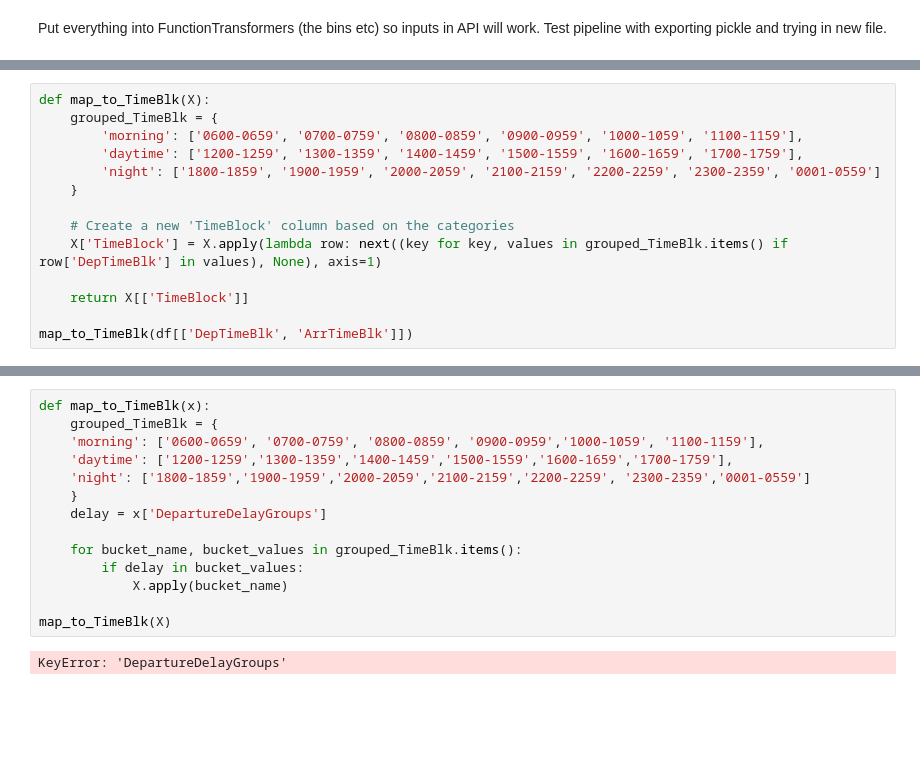
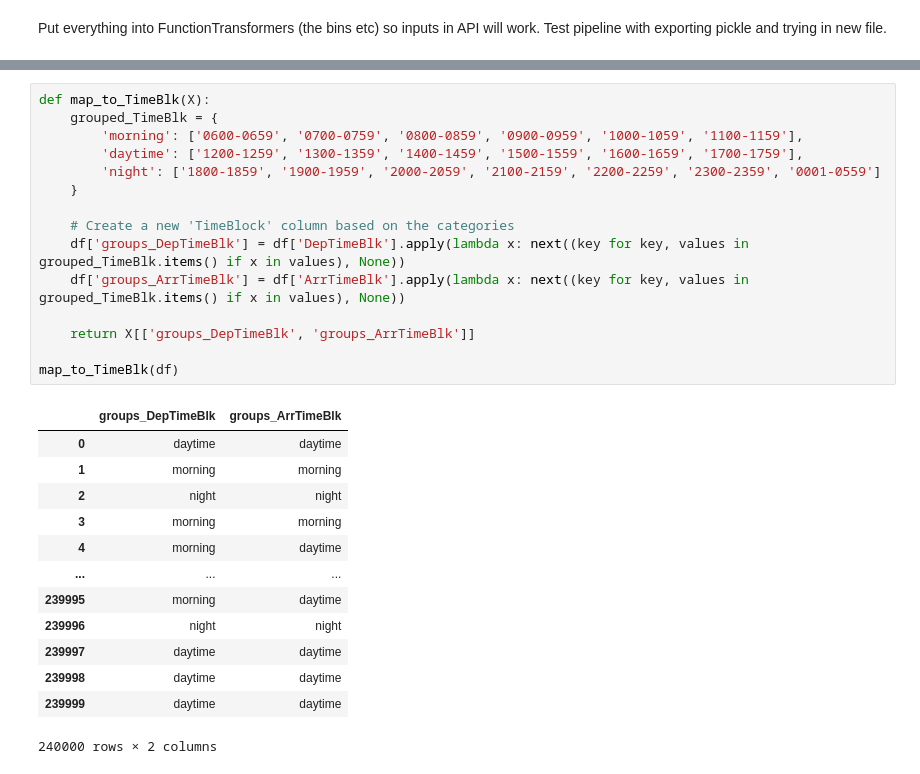
Before and after one commit to mariajoi/flightdelay, a Jupyter notebook: notebooks/preproc_rb.ipynb, the cells around one changed output, grey strips where cells are left out. Drawn from its saved outputs; the diff is of its cells as text; blank space fills up the shorter version.

```diff
--- a/notebooks/preproc_rb.ipynb
+++ b/notebooks/preproc_rb.ipynb
@@ -291,14 +308,0 @@ Name: DepartureDelayGroups, Length: 240000, dtype: object
-# %%
-def map_to_TimeBlk(X):
-    grouped_TimeBlk = {
-        'morning': ['0600-0659', '0700-0759', '0800-0859', '0900-0959', '1000-1059', '1100-1159'],
-        'daytime': ['1200-1259', '1300-1359', '1400-1459', '1500-1559', '1600-1659', '1700-1759'],
-        'night': ['1800-1859', '1900-1959', '2000-2059', '2100-2159', '2200-2259', '2300-2359', '0001-0559']
-    }
-
-    # Create a new 'TimeBlock' column based on the categories
-    X['TimeBlock'] = X.apply(lambda row: next((key for key, values in grouped_TimeBlk.items() if row['DepTimeBlk'] in values), None), axis=1)
-
-    return X[['TimeBlock']]
-
-map_to_TimeBlk(df[['DepTimeBlk', 'ArrTimeBlk']])
@@ -324,17 +309,30 @@ See the caveats in the documentation: https://pandas.pydata.org/pandas-docs/stab
-# %%
-def map_to_TimeBlk(x):
-    grouped_TimeBlk = {
-    'morning': ['0600-0659', '0700-0759', '0800-0859', '0900-0959','1000-1059', '1100-1159'],
-    'daytime': ['1200-1259','1300-1359','1400-1459','1500-1559','1600-1659','1700-1759'],
-    'night': ['1800-1859','1900-1959','2000-2059','2100-2159','2200-2259', '2300-2359','0001-0559']
-    }
-    delay = x['DepartureDelayGroups']
-
-    for bucket_name, bucket_values in grouped_TimeBlk.items():
-        if delay in bucket_values:
-            X.apply(bucket_name)
-
-map_to_TimeBlk(X)
-# %% [output]
-KeyError: 'DepartureDelayGroups'
+# %%
+def map_to_TimeBlk(X):
+    grouped_TimeBlk = {
+        'morning': ['0600-0659', '0700-0759', '0800-0859', '0900-0959', '1000-1059', '1100-1159'],
+        'daytime': ['1200-1259', '1300-1359', '1400-1459', '1500-1559', '1600-1659', '1700-1759'],
+        'night': ['1800-1859', '1900-1959', '2000-2059', '2100-2159', '2200-2259', '2300-2359', '0001-0559']
+    }
+
+    # Create a new 'TimeBlock' column based on the categories
+    df['groups_DepTimeBlk'] = df['DepTimeBlk'].apply(lambda x: next((key for key, values in grouped_TimeBlk.items() if x in values), None))
+    df['groups_ArrTimeBlk'] = df['ArrTimeBlk'].apply(lambda x: next((key for key, values in grouped_TimeBlk.items() if x in values), None))
+
+    return X[['groups_DepTimeBlk', 'groups_ArrTimeBlk']]
+
+map_to_TimeBlk(df)
+# %% [output]
+|  | groups_DepTimeBlk | groups_ArrTimeBlk |
+| 0 | daytime | daytime |
+| 1 | morning | morning |
+| 2 | night | night |
+| 3 | morning | morning |
+| 4 | morning | daytime |
+| ... | ... | ... |
+| 239995 | morning | daytime |
+| 239996 | night | night |
+| 239997 | daytime | daytime |
+| 239998 | daytime | daytime |
+| 239999 | daytime | daytime |
+240000 rows × 2 columns
 # %%
```
Also changed, not shown: parts of 35 cells of this notebook, 2 other files.
